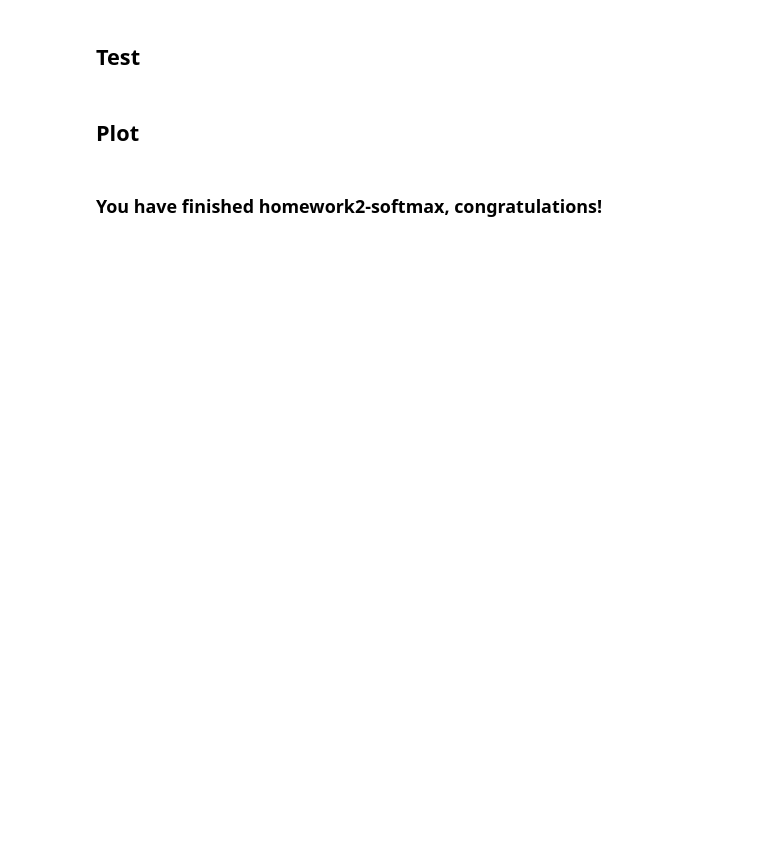
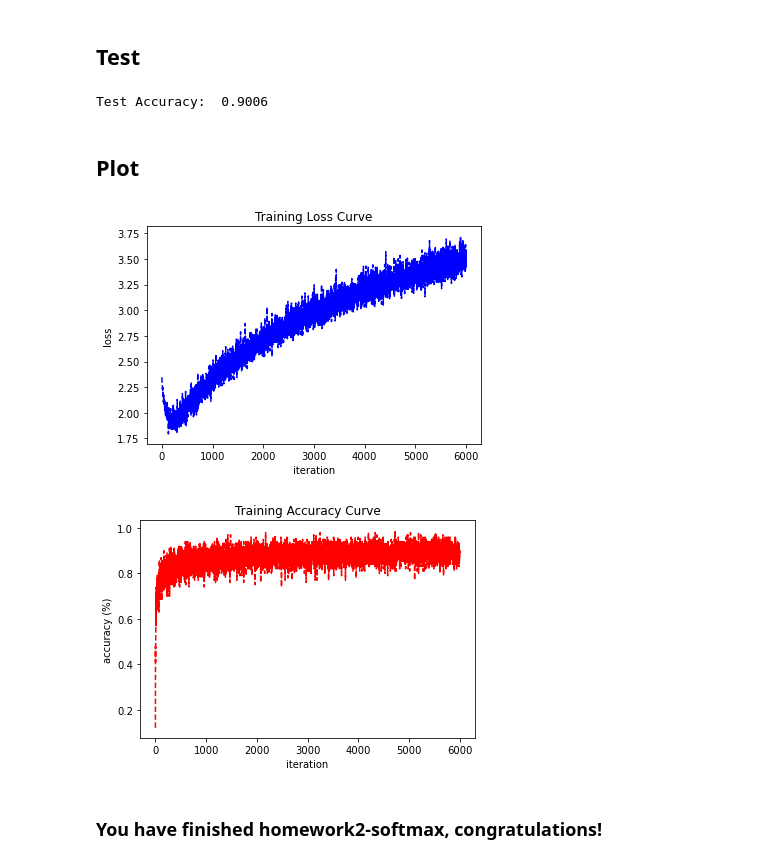
Before and after one commit to Sahandfer/THU-ACP, a Jupyter notebook: Deep Learning/Assignments/Assignment 2/homework2-softmax/homework2-softmax.ipynb, the cells around one changed output. Drawn from its saved outputs; the diff is of its cells as text; code cells hidden in the pictures; blank space fills up the shorter version.

```diff
--- a/Deep Learning/Assignments/Assignment 2/homework2-softmax/homework2-softmax.ipynb
+++ b/Deep Learning/Assignments/Assignment 2/homework2-softmax/homework2-softmax.ipynb
@@ -47,7 +59,7 @@ max_epoch = 10
 learning_rate = 0.01
 
 # For regularization
-lamda = 0.5
+lamda = 1.0
 # %% [markdown]
 ### TODO
 Before executing the following code, you should accomplish **./softmax_classifier.py**.
@@ -106,18 +136,27 @@ for batch_id in range(0, iter_per_batch):
 
 accuracy = correct * 1.0 / test_size
 print('Test Accuracy: ', accuracy)
+# %% [output]
+Test Accuracy:  0.9006
 # %% [markdown]
 ## Plot
 # %%
 # training loss curve
-plt.figure()
+fig, _ = plt.subplots()
 plt.plot(loss_set, 'b--')
+plt.title("Training Loss Curve")
 plt.xlabel('iteration')
 plt.ylabel('loss')
+fig.savefig("soft_loss.png", dpi=300)
 # training accuracy curve
-plt.figure()
+fig, _ = plt.subplots()
 plt.plot(accu_set, 'r--')
+plt.title("Training Accuracy Curve")
 plt.xlabel('iteration')
-plt.ylabel('accuracy');
+plt.ylabel('accuracy (%)');
+fig.savefig("soft_acc.png", dpi=300)
+# %% [output]
+[figure, added]
+[figure, added]
 # %% [markdown]
 ### You have finished homework2-softmax, congratulations!
```
Also changed, not shown: parts of 3 cells of this notebook, 1 other file.
